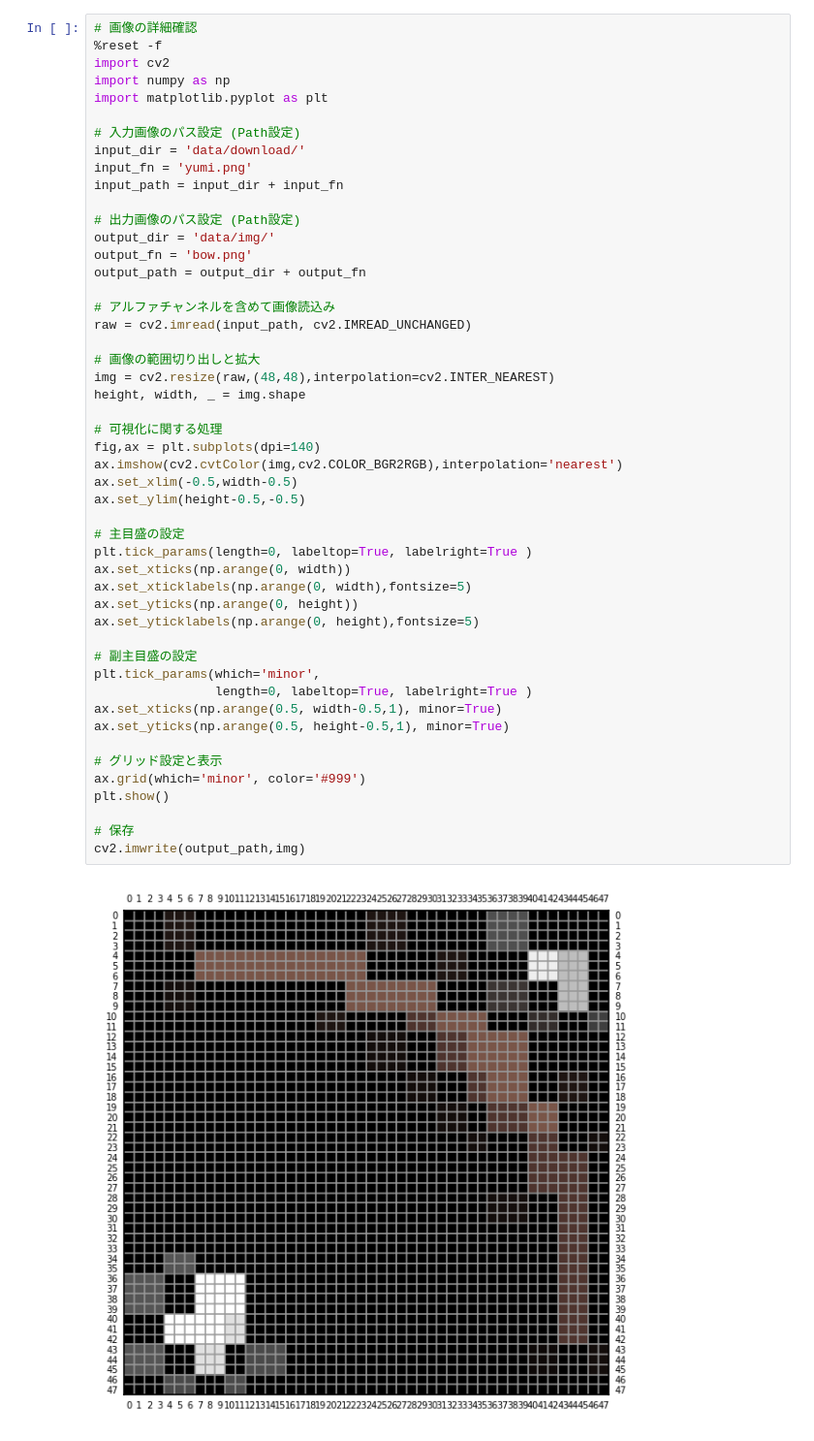
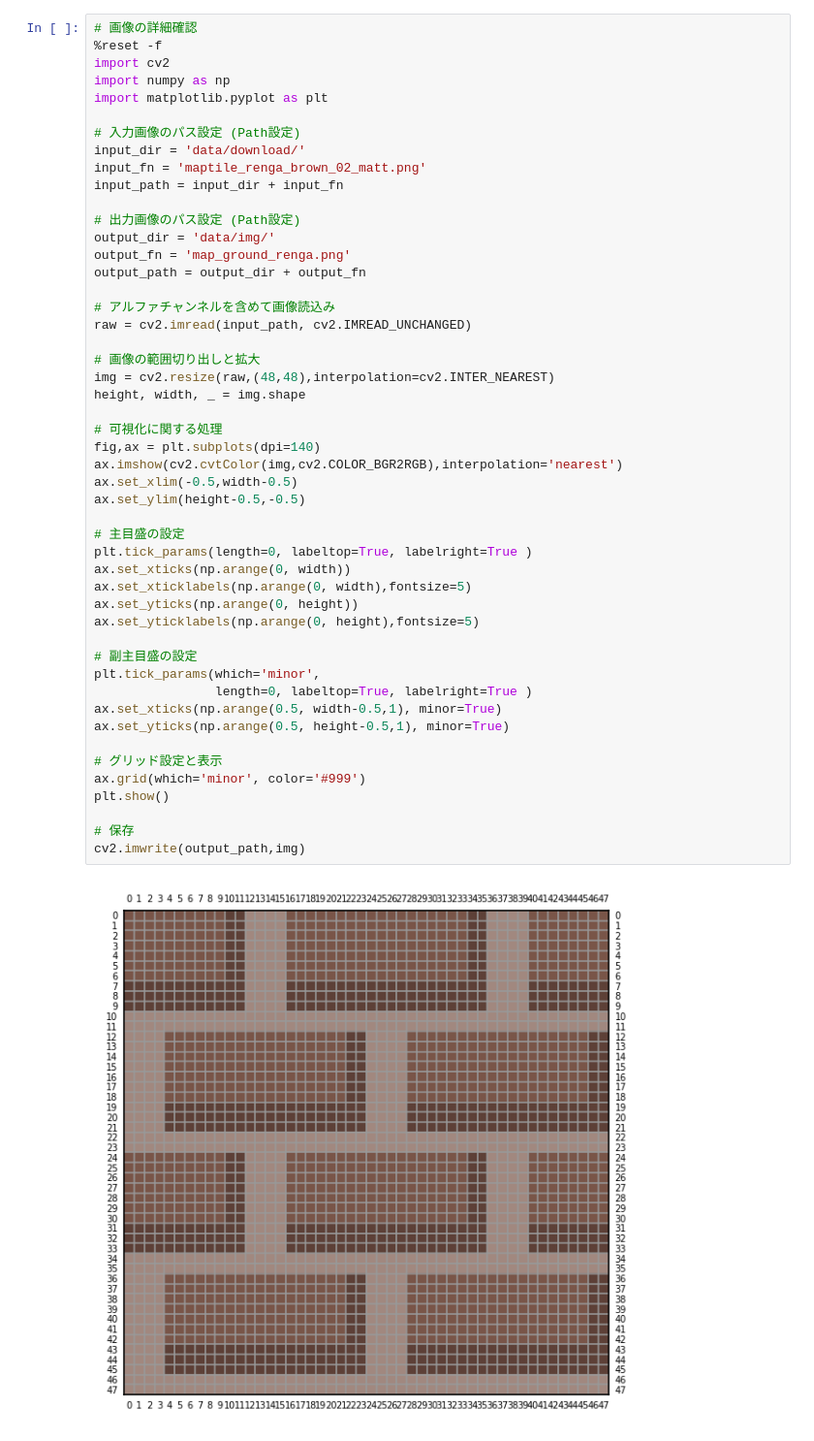
Before and after one commit to kuri227/Shotting-Pygame, a Jupyter notebook: 画像データの準備.ipynb, the cells around one changed output. Shown at 97% size. Saved outputs shown, nothing was run; the diff lists cells and outputs as text.

```diff
--- a/画像データの準備.ipynb
+++ b/画像データの準備.ipynb
@@ -7,12 +7,12 @@ import matplotlib.pyplot as plt
 
 # 入力画像のパス設定 (Path設定)
 input_dir = 'data/download/'
-input_fn = 'yumi.png'
+input_fn = 'maptile_renga_brown_02_matt.png'
 input_path = input_dir + input_fn
 
 # 出力画像のパス設定 (Path設定)
 output_dir = 'data/img/'
-output_fn = 'bow.png'
+output_fn = 'map_ground_renga.png'
 output_path = output_dir + output_fn
 
 # アルファチャンネルを含めて画像読込み
@@ -21,34 +21,34 @@ raw = cv2.imread(input_path, cv2.IMREAD_UNCHANGED)
 # 画像の範囲切り出しと拡大
 img = cv2.resize(raw,(48,48),interpolation=cv2.INTER_NEAREST)
 height, width, _ = img.shape
 
 # 可視化に関する処理
 fig,ax = plt.subplots(dpi=140)
 ax.imshow(cv2.cvtColor(img,cv2.COLOR_BGR2RGB),interpolation='nearest')
 ax.set_xlim(-0.5,width-0.5)
 ax.set_ylim(height-0.5,-0.5)
 
 # 主目盛の設定
 plt.tick_params(length=0, labeltop=True, labelright=True )
 ax.set_xticks(np.arange(0, width))
 ax.set_xticklabels(np.arange(0, width),fontsize=5)
 ax.set_yticks(np.arange(0, height))
 ax.set_yticklabels(np.arange(0, height),fontsize=5)
 
 # 副主目盛の設定
 plt.tick_params(which='minor',
                 length=0, labeltop=True, labelright=True )
 ax.set_xticks(np.arange(0.5, width-0.5,1), minor=True)
 ax.set_yticks(np.arange(0.5, height-0.5,1), minor=True)
 
 # グリッド設定と表示
 ax.grid(which='minor', color='#999')
 plt.show()
 
 # 保存
 cv2.imwrite(output_path,img)
 # %% [output]
-[figure, old version]
+[figure, new version]
 True
 # %%
 %reset -f
```
Also changed, not shown: parts of 1 cell of this notebook, 1 other file.
